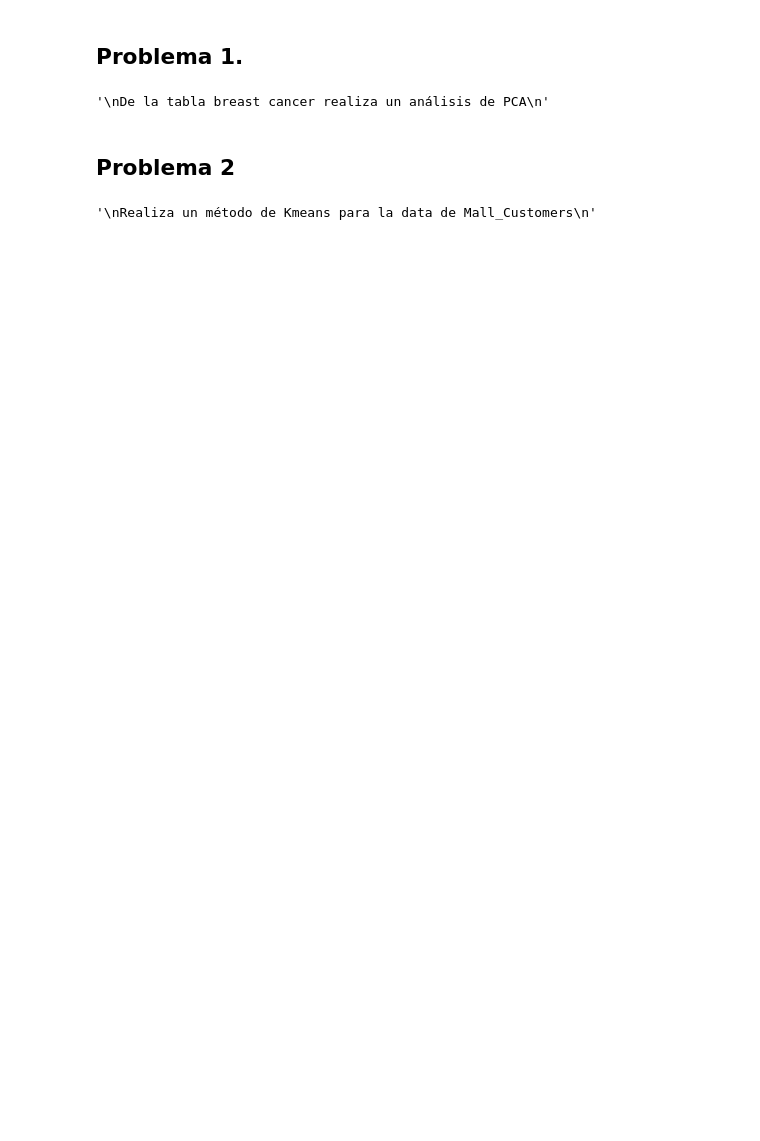
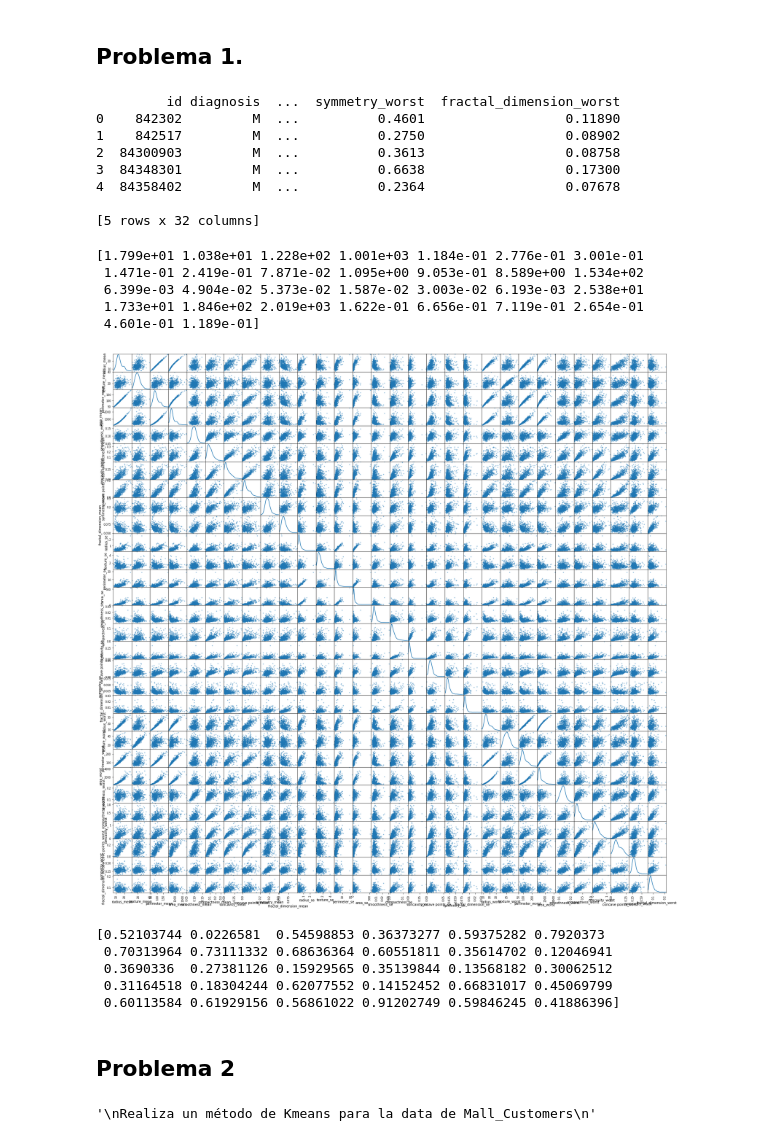
Before and after one commit to CoolfaceJerkCity/PythonIntermedio2022, a Jupyter notebook: Lec7_Nosupervisados.ipynb, the cells around one changed output. Saved outputs shown, nothing was run; the diff lists cells and outputs as text; code cells hidden in the pictures; blank space fills up the shorter version.

```diff
--- a/Lec7_Nosupervisados.ipynb
+++ b/Lec7_Nosupervisados.ipynb
@@ -6,5 +6,17 @@
 """
 De la tabla breast cancer realiza un análisis de PCA
 """
+import pandas as pd
+ruta = 'https://raw.githubusercontent.com/pedrorotta/PythonIntermedio2022/main/clase6/breast-cancer.csv'
+
+df_cancer = pd.read_csv(ruta)
+print(df_cancer.head())
 # %% [output]
-'\nDe la tabla breast cancer realiza un análisis de PCA\n'
+         id diagnosis  ...  symmetry_worst  fractal_dimension_worst
+0    842302         M  ...          0.4601                  0.11890
+1    842517         M  ...          0.2750                  0.08902
+2  84300903         M  ...          0.3613                  0.08758
+3  84348301         M  ...          0.6638                  0.17300
+4  84358402         M  ...          0.2364                  0.07678
+
+[5 rows x 32 columns]
@@ -10,0 +26,20 @@ De la tabla breast cancer realiza un análisis de PCA
+# %%
+#Todos los valores de la primera fila
+print(X[0,:])
+# %% [output]
+[1.799e+01 1.038e+01 1.228e+02 1.001e+03 1.184e-01 2.776e-01 3.001e-01
+ 1.471e-01 2.419e-01 7.871e-02 1.095e+00 9.053e-01 8.589e+00 1.534e+02
+ 6.399e-03 4.904e-02 5.373e-02 1.587e-02 3.003e-02 6.193e-03 2.538e+01
+ 1.733e+01 1.846e+02 2.019e+03 1.622e-01 6.656e-01 7.119e-01 2.654e-01
+ 4.601e-01 1.189e-01]
+# %%
+## Matriz de dispersión de los datos
+#Se necesita un df para poder lograrlo
+
+X_df = df_cancer.drop(columns = ['id','diagnosis'])
+# %%
+import matplotlib.pyplot as plt
+pd.plotting.scatter_matrix(X_df,figsize = (30,30) , diagonal = 'kde')
+plt.show()
+# %% [output]
+[figure, added]
@@ -10,0 +53,10 @@ De la tabla breast cancer realiza un análisis de PCA
+# %%
+#Visualizar el x escalado la primera fila
+
+print(X_escalado[0,:])
+# %% [output]
+[0.52103744 0.0226581  0.54598853 0.36373277 0.59375282 0.7920373
+ 0.70313964 0.73111332 0.68636364 0.60551811 0.35614702 0.12046941
+ 0.3690336  0.27381126 0.15929565 0.35139844 0.13568182 0.30062512
+ 0.31164518 0.18304244 0.62077552 0.14152452 0.66831017 0.45069799
+ 0.60113584 0.61929156 0.56861022 0.91202749 0.59846245 0.41886396]
```
Also changed, not shown: parts of 3 cells of this notebook.
